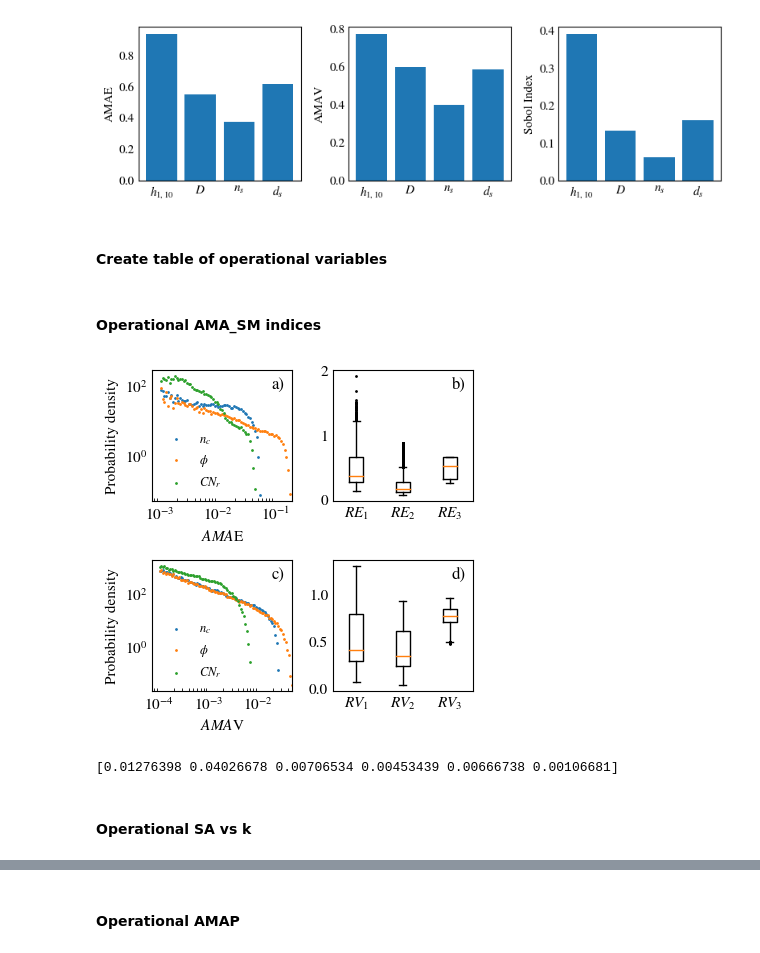
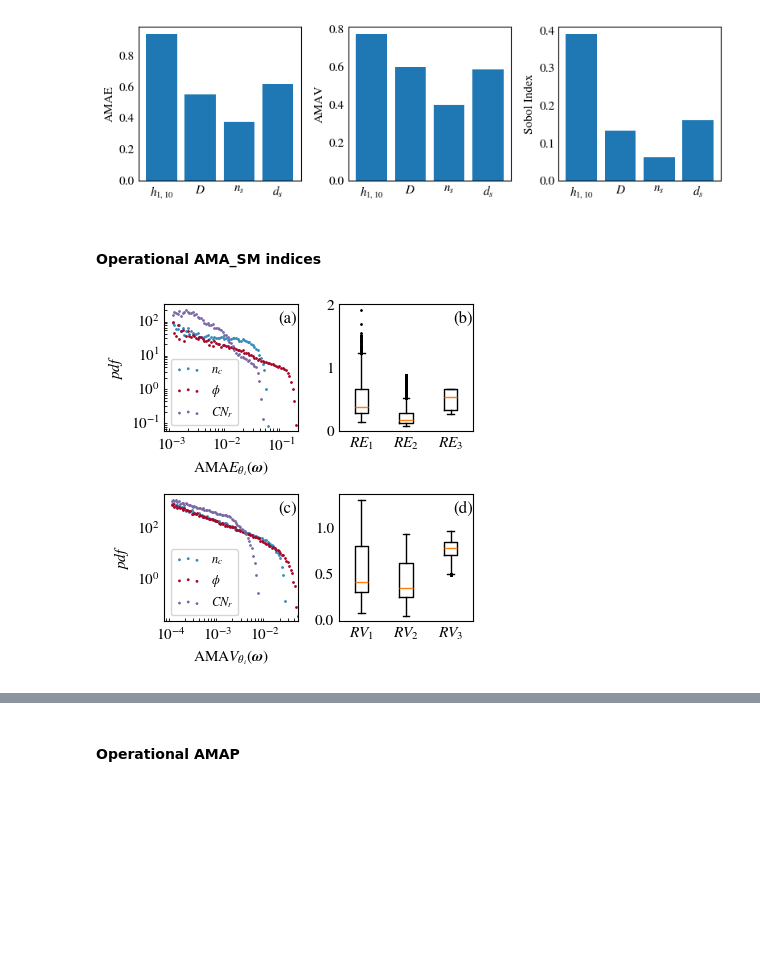
Before and after one commit to rlsandovalp/operational_picture, a Jupyter notebook: Galbiate/operational_analysis.ipynb, the cells around one changed output, grey strips where cells are left out. Drawn from its saved outputs; the diff is of its cells as text; code cells hidden in the pictures; blank space fills up the shorter version.

```diff
--- a/Galbiate/operational_analysis.ipynb
+++ b/Galbiate/operational_analysis.ipynb
@@ -8,7 +8,7 @@ import matplotlib.pyplot as plt
 # %%
 # Load the file with the data of the current state of the system evaluated with multiple combinations of parameters
 current_data = np.loadtxt('output/results_stochastic_current_operational.csv', delimiter=',')
-classes = 5
+classes = 10
 
 mean = np.zeros((classes, 4))
 per_5 = np.zeros((classes, 4))
@@ -270,8 +227,6 @@ plt.savefig('Figures_paper/stochastic_variables.pdf')
 # %% [markdown]
 #### Classical Sensitivity analysis - Stochastic Quantities (THIS DOESN'T MAKE SENSE)
 # %%
-classes = 5
-
 AMAE = np.zeros(4)
 AMAV = np.zeros(4)
 Si = np.zeros(4)
@@ -280,16 +235,16 @@ cond_mean = np.zeros((4, classes))
 cond_var = np.zeros((4, classes))
 
 for var in range(4):
-    dx = (np.max(future_data[:, var]) - np.min(future_data[:, var]))/classes
+    dx = (np.max(data_operational[:, var]) - np.min(data_operational[:, var]))/classes
     for i in range(classes):
-        min = np.min(future_data[:, var])+i*dx
-        max = np.min(future_data[:, var])+(i+1)*dx
-        cond_mean[var, i] = np.mean(future_data[np.logical_and(future_data[:, var] >= min, future_data[:, var] < max), 4])
-        cond_var[var, i] = np.var(future_data[np.logical_and(future_data[:, var] >= min, future_data[:, var] < max), 4])
+        min = np.min(data_operational[:, var])+i*dx
+        max = np.min(data_operational[:, var])+(i+1)*dx
+        cond_mean[var, i] = np.mean(data_operational[np.logical_and(data_operational[:, var] >= min, data_operational[:, var] < max), 4])
+        cond_var[var, i] = np.var(data_operational[np.logical_and(data_operational[:, var] >= min, data_operational[:, var] < max), 4])
 
-    Si[var] = (np.var(cond_mean[var,:],ddof=1))/np.var(future_data[:,4])
-    AMAE[var] = np.mean(abs(cond_mean[var,:]-np.mean(future_data[:,4])))/abs(np.mean(future_data[:,4]))
-    AMAV[var] = np.mean(abs(cond_var[var,:]-np.var(future_data[:,4])))/abs(np.var(future_data[:,4]))
+    Si[var] = (np.var(cond_mean[var,:],ddof=1))/np.var(data_operational[:,4])
+    AMAE[var] = np.mean(abs(cond_mean[var,:]-np.mean(data_operational[:,4])))/abs(np.mean(data_operational[:,4]))
+    AMAV[var] = np.mean(abs(cond_var[var,:]-np.var(data_operational[:,4])))/abs(np.var(data_operational[:,4]))
 
 plt.style.use('stylesheet.mpltstyle')
 xticks = ['$h_{1,10}$', '$D$', r'$n_s$', '$d_s$']
@@ -310,5 +265,3 @@ ax[2].set_ylabel('Sobol Index')
 plt.tight_layout()
 # %% [output]
 [figure]
-# %% [markdown]
-#### Create table of operational variables
@@ -333,13 +272,13 @@ plt.style.use('stylesheet.mpltstyle')
 fig, ax = plt.subplots(2, 2, figsize=(4, 4))
 
 
-data = np.loadtxt('output/results_stochastic00.csv', delimiter=',')
+operational_data = np.loadtxt('output/results_stochastic00.csv', delimiter=',')
 
 SA_indices = []
 
 n_indices = 2
 Output = np.zeros((len(table_pars),2))
-for realization in data:
+for realization in operational_data:
     SA_indices_realization = np.zeros(n_pars*n_indices)
     outputs_realization = realization[4:]
 
@@ -366,14 +305,14 @@ bins = np.logspace(-3, 0, 100)
 histogram1 = np.histogram(array_SA_indices[:,0], bins = bins, density=True)
 histogram2 = np.histogram(array_SA_indices[:,1], bins = bins, density=True)
 histogram3 = np.histogram(array_SA_indices[:,2], bins = bins, density=True)
-aa = ax[0,0].scatter((bins[1:]+bins[:-1])/2, histogram1[0], label = '$n_c$', s=1)
-ax[0,0].scatter((bins[1:]+bins[:-1])/2, histogram2[0], label = '$\phi$', s=1)
-ax[0,0].scatter((bins[1:]+bins[:-1])/2, histogram3[0], label = '$CN_r$', s=1)
+aa = ax[0,0].scatter((bins[1:]+bins[:-1])/2, histogram1[0], label = '$n_c$', s=1, color = '#348ABD')
+ax[0,0].scatter((bins[1:]+bins[:-1])/2, histogram2[0], label = '$\phi$', s=1, color = '#A60628')
+ax[0,0].scatter((bins[1:]+bins[:-1])/2, histogram3[0], label = '$CN_r$', s=1, color = '#7A68A6')
 ax[0,0].loglog()
 ax[0,0].set_xlim(0, 0.2)
-ax[0,0].set_xlabel('$AMA$E')
-ax[0,0].set_ylabel('Probability density')
-ax[0,0].text(0.85, 0.95, 'a)', transform=ax[0,0].transAxes, fontsize=12, va='top')
+ax[0,0].set_xlabel(r'$\text{AMA}E_{\theta_i}(\boldsymbol{\omega})$')
+ax[0,0].set_ylabel(r'$pdf$')
+ax[0,0].text(0.85, 0.95, '(a)', transform=ax[0,0].transAxes, fontsize=12, va='top')
 ax[0,0].legend()
 
 RE1 = []
@@ -399,20 +338,20 @@ for i in range(50000):
 data2 = [RE1, RE2, RE3]
 xticks = ['$RE_1$', '$RE_2$', '$RE_3$']
 ax[0,1].boxplot(data2, labels = xticks, flierprops = dict(marker = "o", markerfacecolor = "black", markersize = 1))
-ax[0,1].text(0.85, 0.95, 'b)', transform=ax[0,1].transAxes, fontsize=12, va='top')
+ax[0,1].text(0.85, 0.95, '(b)', transform=ax[0,1].transAxes, fontsize=12, va='top')
 
 bins = np.logspace(-4, -1, 100)
 histogram1 = np.histogram(array_SA_indices[:,3], bins = bins, density=True)
 histogram2 = np.histogram(array_SA_indices[:,4], bins = bins, density=True)
 histogram3 = np.histogram(array_SA_indices[:,5], bins = bins, density=True)
-aa = ax[1,0].scatter((bins[1:]+bins[:-1])/2, histogram1[0], label = '$n_c$', s=1)
-ax[1,0].scatter((bins[1:]+bins[:-1])/2, histogram2[0], label = '$\phi$', s=1)
-ax[1,0].scatter((bins[1:]+bins[:-1])/2, histogram3[0], label = '$CN_r$', s=1)
-ax[1,0].set_xlabel('$AMA$V')
+aa = ax[1,0].scatter((bins[1:]+bins[:-1])/2, histogram1[0], label = '$n_c$', s=1, color = '#348ABD')
+ax[1,0].scatter((bins[1:]+bins[:-1])/2, histogram2[0], label = '$\phi$', s=1, color = '#A60628')
+ax[1,0].scatter((bins[1:]+bins[:-1])/2, histogram3[0], label = '$CN_r$', s=1, color = '#7A68A6')
+ax[1,0].set_xlabel(r'$\text{AMA}V_{\theta_i}(\boldsymbol{\omega})$')
 ax[1,0].loglog()
 ax[1,0].set_xlim(0, 0.05)
-ax[1,0].set_ylabel('Probability density')
-ax[1,0].text(0.85, 0.95, 'c)', transform=ax[1,0].transAxes, fontsize=12, va='top')
+ax[1,0].set_ylabel(r'$pdf$')
+ax[1,0].text(0.85, 0.95, '(c)', transform=ax[1,0].transAxes, fontsize=12, va='top')
 ax[1,0].legend()
 
 RV1 = []
@@ -420,39 +359,35 @@ RV2 = []
 RV3 = []
 
 for i in range(50000):
     if (array_SA_indices[i,3] == 0 and array_SA_indices[i,5] == 0):
         pass
     else:
         RV1.append(array_SA_indices[i,5]/array_SA_indices[i,3])
 
     if (array_SA_indices[i,5] == 0 and array_SA_indices[i,4] == 0):
         pass
     else:
         RV2.append(array_SA_indices[i,5]/array_SA_indices[i,4])
 
     if (array_SA_indices[i,3] == 0 and array_SA_indices[i,4] == 0):
         pass
     else:
         RV3.append(array_SA_indices[i,3]/array_SA_indices[i,4])
 
 data2 = [RV1, RV2, RV3]
 xticks = ['$RV_1$', '$RV_2$', '$RV_3$']
 ax[1,1].boxplot(data2, labels = xticks, flierprops = dict(marker = "o", markerfacecolor = "black", markersize = 1))
-ax[1,1].text(0.85, 0.95, 'd)', transform=ax[1,1].transAxes, fontsize=12, va='top')
+ax[1,1].text(0.85, 0.95, '(d)', transform=ax[1,1].transAxes, fontsize=12, va='top')
 
 
 plt.tight_layout()
 
 plt.savefig('Figures_paper/AMA_indices_0.png', dpi=200, bbox_inches='tight')
 plt.savefig('Figures_paper/AMA_indices_0.pdf')
 
 summary_AMA_op = np.mean(array_SA_indices, axis=0)
 # %% [output]
-[figure, old version]
+[figure, new version]
 # %%
-std_array = np.std(array_SA_indices, axis=0)
-print(std_array)
+summary_std_AMA_op = np.std(array_SA_indices, axis=0)
+# print(std_array)
-# %% [output]
-[0.01276398 0.04026678 0.00706534 0.00453439 0.00666738 0.00106681]
-# %% [markdown]
-#### Operational SA vs k
```
Also changed, not shown: parts of 29 cells of this notebook, 32 other files.
